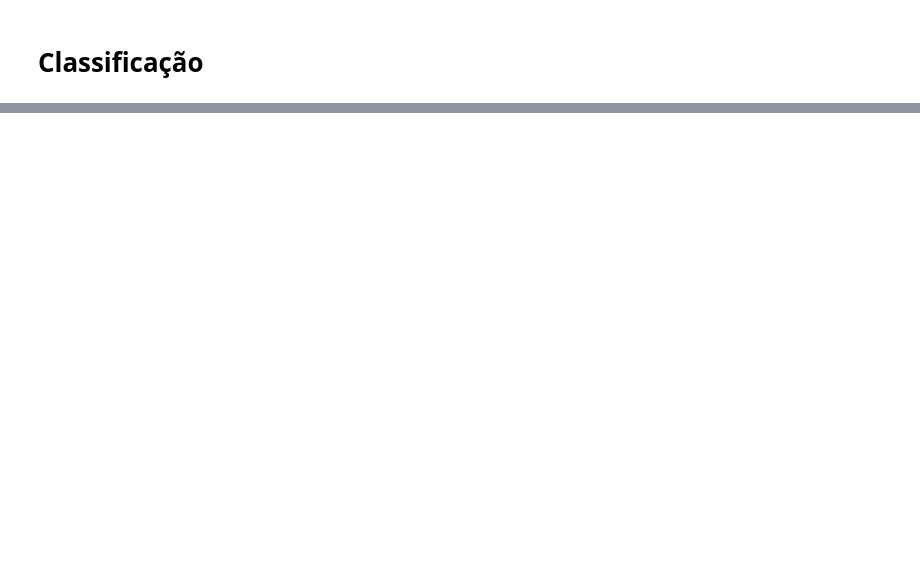
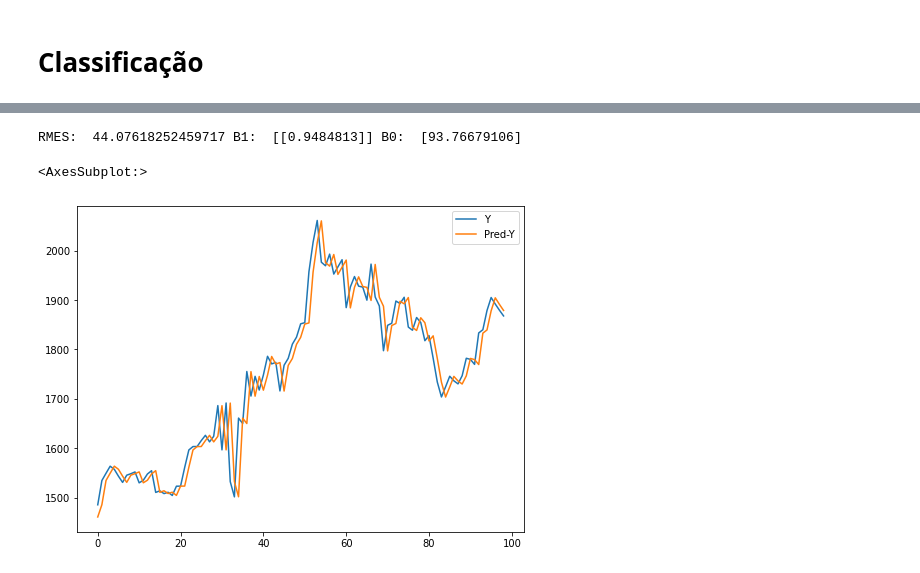
Before and after one commit to JorgeSantos18/MO432, a Jupyter notebook: Tarefa_3.ipynb, the cells around one changed output, grey strips where cells are left out. Saved outputs shown, nothing was run; the diff lists cells and outputs as text; code cells hidden in the pictures; blank space fills up the shorter version.

Commit message:
Add test on measure data

```diff
--- a/Tarefa_3.ipynb
+++ b/Tarefa_3.ipynb
@@ -480,7 +480,7 @@ from sklearn.ensemble import GradientBoostingClassifier
 from sklearn.naive_bayes import GaussianNB
 
 
-test_model = {
+test_model_c = {
 
     'Logistic Regression': {
         'regressor' : LogisticRegression,
@@ -529,15 +529,15 @@ test_model = {
         'n_iter' : 10,
         'results' : {}
     },
-    #'SVM Linear': {
-    #    'regressor': SVC,
-    #    'parameters': {
-    #        'C'      : loguniform(2**-5, 2**15),
-    #        'kernel' : ['linear']
-    #    },
-    #    'n_iter' : 100,
-    #    'results' : {}
-    #},
+    'SVM Linear': {
+        'regressor': SVC,
+        'parameters': {
+            'C'      : loguniform(2**-5, 2**15),
+            'kernel' : ['linear']
+        },
+        'n_iter' : 10,
+        'results' : {}
+    },
     'SVM RBF': {
         'regressor': SVC,
         'parameters': {
@@ -648,0 +709,31 @@ with open('test_model_claffifiers_absolute_change_sizes.txt', 'w') as f:
+# %%
+from sklearn.metrics import mean_squared_error
+# Test with the final data
+
+# Best absolute
+regr = test_model_r[ best_algorithm['best_regressor']['y-absolute']['name'] ]['regressor']
+
+assert regr == LinearRegression
+
+x_train = get_lagged_features(train_data,int(best_algorithm['best_regressor']['y-absolute']['window_size']), 1)
+x_test  = get_lagged_features(test_data, int(best_algorithm['best_regressor']['y-absolute']['window_size']), 1)
+
+y_train = train_data.values[int(best_algorithm['best_regressor']['y-absolute']['window_size']):]
+y_test =  test_data.values[ int(best_algorithm['best_regressor']['y-absolute']['window_size']):]
+
+display_test_data = df(x_test, columns=["X"])
+display_test_data["Y"] = y_test
+display_test_data
+
+r_abs_pred_x = regr().fit(x_train, y_train).predict(x_test)
+
+
+best_algorithm['best_regressor']['y-absolute']['RMES final'] = mean_squared_error(y_test, r_abs_pred_x, squared=False)
+
+print('RMES: ', best_algorithm['best_regressor']['y-absolute']['RMES final'], 'B1: ', regr().fit(x_test, y_test).coef_, 'B0: ', regr().fit(x_test, y_test).intercept_)
+display_test_data['Pred-Y'] = r_abs_pred_x
+display_test_data.drop(['X'], axis=1).plot(figsize=(8,6))
+# %% [output]
+RMES:  44.07618252459717 B1:  [[0.9484813]] B0:  [93.76679106]
+<AxesSubplot:>
+[figure, added]
```
Also changed, not shown: parts of 18 cells of this notebook.
